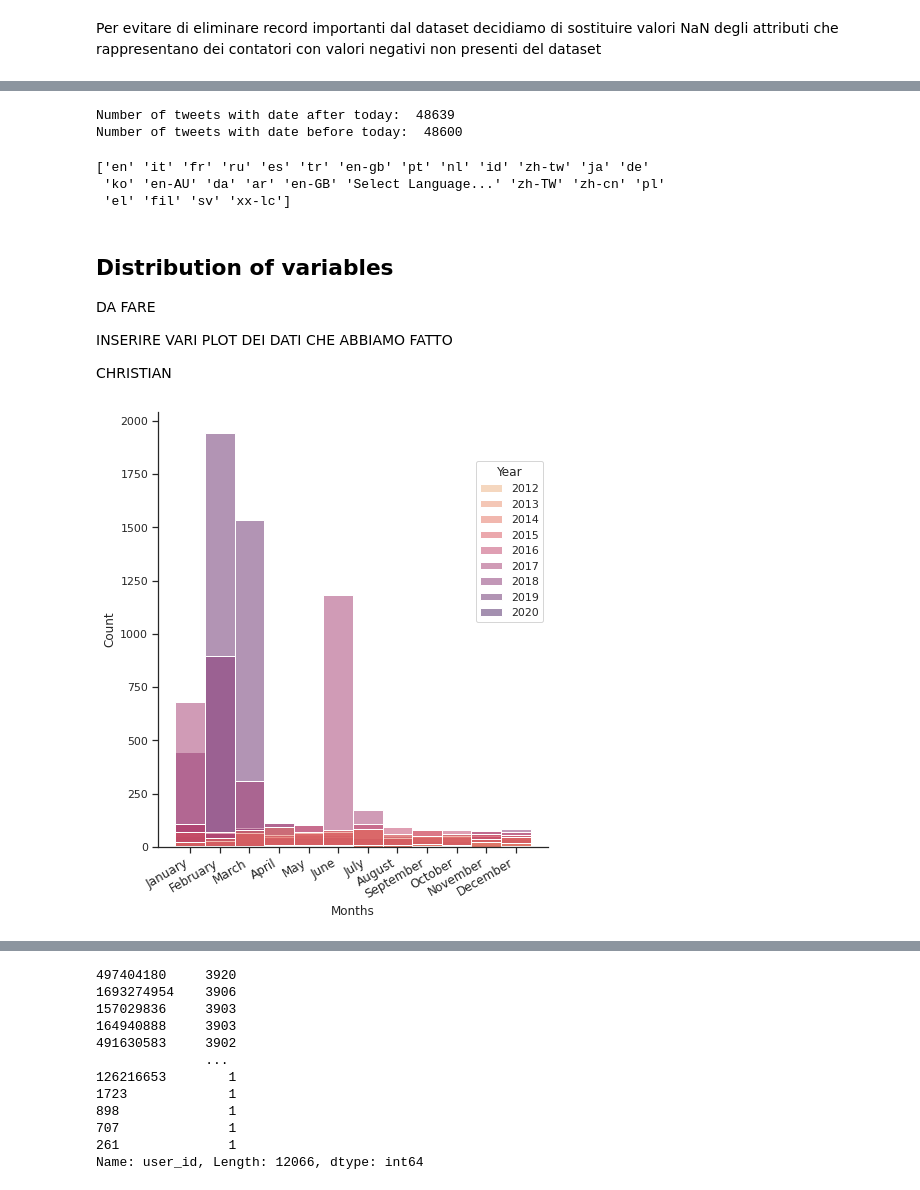
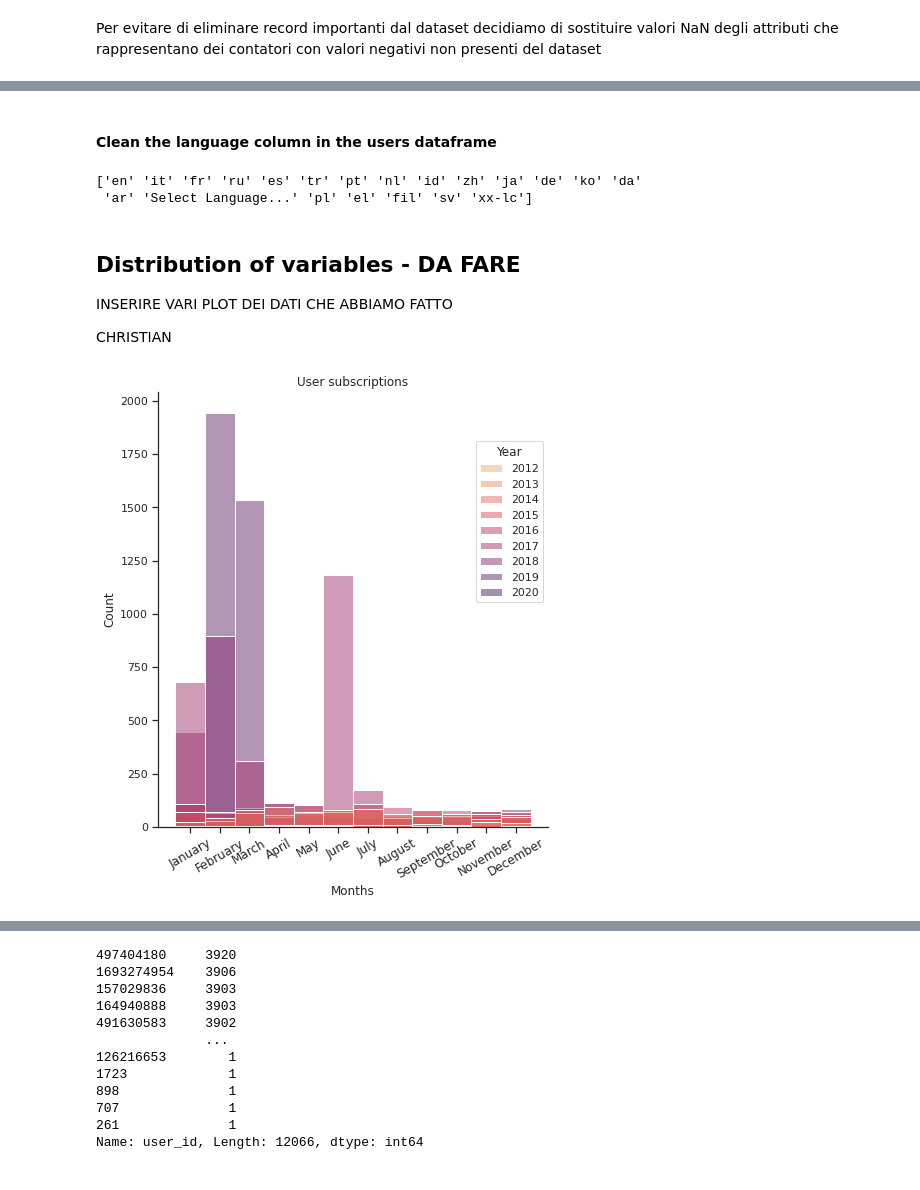
Before and after one commit to Sopralapanca/DM-twitter-dataset-analysis, a Jupyter notebook: DataMining_project.ipynb, the cells around one changed output, grey strips where cells are left out. Saved outputs shown, nothing was run; the diff lists cells and outputs as text; code cells hidden in the pictures.

Commit message:
outlier/anomalies detection started

```diff
--- a/DataMining_project.ipynb
+++ b/DataMining_project.ipynb
@@ -408,80 +485,53 @@ for col in columns:
-# %%
-# OUTLIERS
-
-# Denny - Data quality
-# for each value in column created_at
-# outliers for tweet creation datetime
-
-count_after = 0
-count_before = 0
-
-# da sostituire il today, mettere fino ad aprile 2020
-today = pd.to_datetime("today")
-min = pd.to_datetime("2006-03-21")
-
-
-for id,date in zip(tweets_df["id"],tweets_df["created_at"]):
-
-    #check date after today
-    if date > today:
-        #print("id: ",id," date: ",date)
-        count_after += 1
-    #check date befor march 2006
-    elif date < min:
-        #print("id: ", id, " date: ", date)
-        count_before += 1
-
-
-print("Number of tweets with date after today: ",count_after)
-print("Number of tweets with date before today: ",count_before)
-
-# DA FINIRE IL CHECK DEGLI OUTLIER PER OGNI FEATURE?
-# %% [output]
-Number of tweets with date after today:  48639
-Number of tweets with date before today:  48600
-# %%
-# anomalies in language
-print(users_df["lang"].unique())
-# %% [output]
-['en' 'it' 'fr' 'ru' 'es' 'tr' 'en-gb' 'pt' 'nl' 'id' 'zh-tw' 'ja' 'de'
- 'ko' 'en-AU' 'da' 'ar' 'en-GB' 'Select Language...' 'zh-TW' 'zh-cn' 'pl'
- 'el' 'fil' 'sv' 'xx-lc']
+# %% [markdown]
+#### Clean the language column in the users dataframe
+# %%
+users_df['lang'] = users_df['lang'].str.replace('en-gb', 'en')
+users_df['lang'] = users_df['lang'].str.replace('en-GB', 'en')
+users_df['lang'] = users_df['lang'].str.replace('en-AU', 'en')
+
+users_df['lang'] = users_df['lang'].str.replace('zh-TW', 'zh-tw')
+users_df['lang'] = users_df['lang'].str.replace('zh-tw', 'zh')
+users_df['lang'] = users_df['lang'].str.replace('zh-cn', 'zh')
+# %% [output]
+['en' 'it' 'fr' 'ru' 'es' 'tr' 'pt' 'nl' 'id' 'zh' 'ja' 'de' 'ko' 'da'
+ 'ar' 'Select Language...' 'pl' 'el' 'fil' 'sv' 'xx-lc']
 # %% [markdown]
-## Distribution of variables
-DA FARE
+## Distribution of variables - DA FARE
+
 
 INSERIRE VARI PLOT DEI DATI CHE ABBIAMO FATTO
 
 CHRISTIAN
 # %%
+#@title
 import seaborn as sns
 import matplotlib as mpl
 
 # mpl.use('TkAgg')
 import matplotlib.pyplot as plt
 import calendar
 
 sns.set_theme(style="ticks")
 f, ax = plt.subplots(figsize=(7, 8))
 sns.despine(f)
 
 # Create the histogram setting the column to be represented and the one to overlap
 g = sns.histplot(
     users_df,
     x=users_df['created_at'].dt.month, hue=users_df['created_at'].dt.year,
     multiple='layer',
     log_scale=False,
     discrete=True,
     palette='flare'
-)
+).set(title="User subscriptions")
 
 # Tweak the visual presentation
 ax.xaxis.set_major_formatter(mpl.ticker.ScalarFormatter())
 ax.set_xticks([1, 2, 3, 4, 5, 6, 7, 8, 9, 10, 11, 12])
 ax.set_xlabel('Months')
 sns.move_legend(ax, "upper left", bbox_to_anchor=(0.8, 0.9), title='Year')
 ax.set_xticklabels([month for month in calendar.month_name[1:]],
-                    fontdict={'horizontalalignment': 'right', 'fontsize': 12, 'rotation': 30})
+                    fontdict={'horizontalalignment': 'center', 'fontsize': 12, 'rotation': 30})
 plt.show()
 # %% [output]
-[figure, old version]
+[figure, new version]
```
Also changed, not shown: parts of 93 cells of this notebook.
